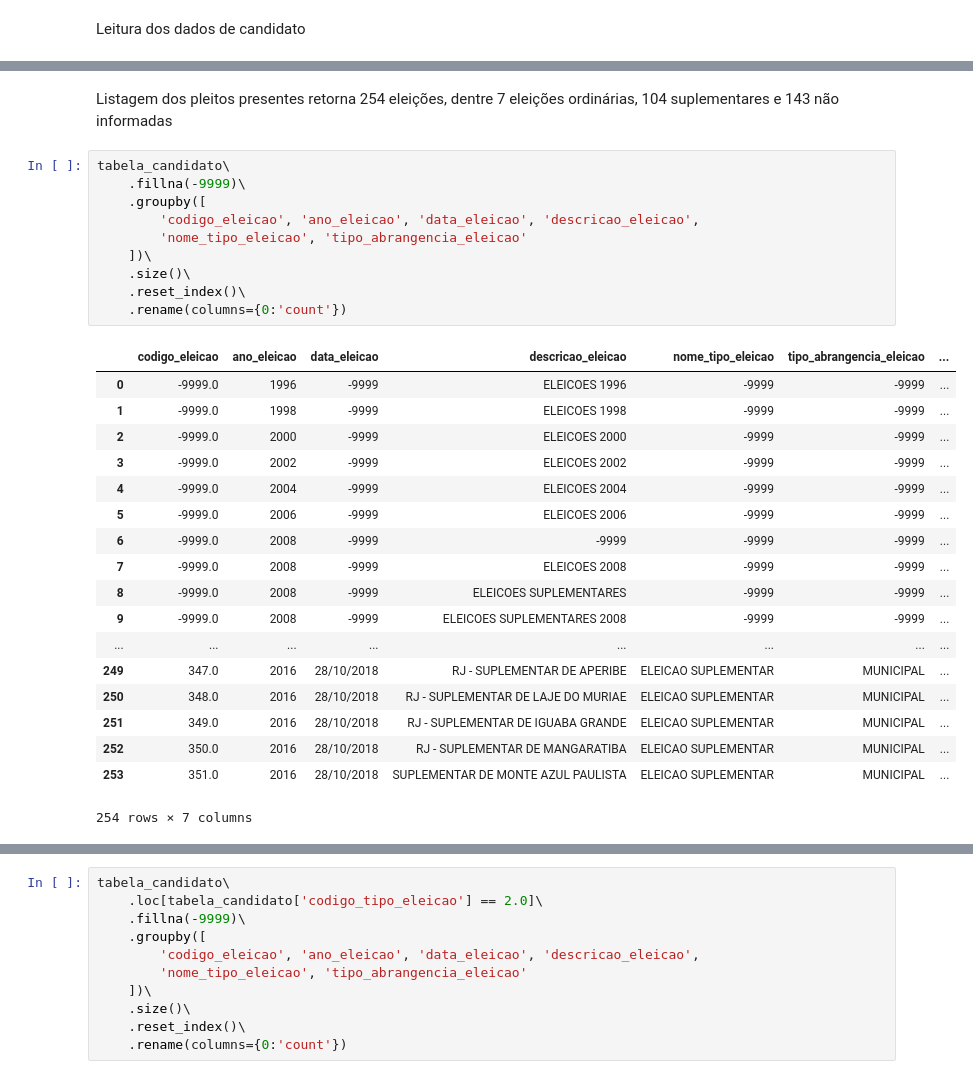
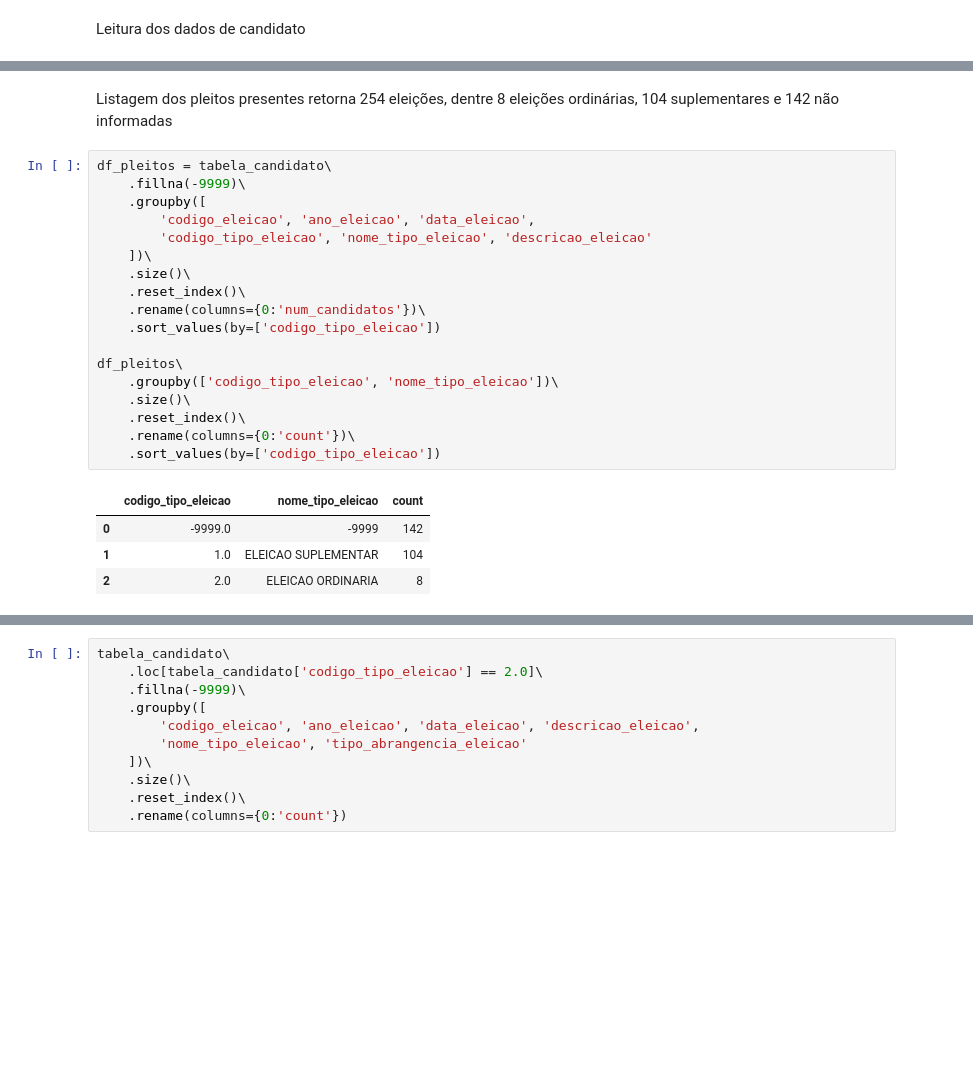
Before and after one commit to EBarbara/analise-eleicoes, a Jupyter notebook: Exploratory.ipynb, the cells around one changed output, grey strips where cells are left out. Drawn from its saved outputs; the diff is of its cells as text; blank space fills up the shorter version.

```diff
--- a/Exploratory.ipynb
+++ b/Exploratory.ipynb
@@ -79,31 +87,25 @@ tabela_candidato.head()
 # %% [markdown]
-Listagem dos pleitos presentes retorna 254 eleições, dentre 7 eleições ordinárias, 104 suplementares e 143 não informadas
+Listagem dos pleitos presentes retorna 254 eleições, dentre 8 eleições ordinárias, 104 suplementares e 142 não informadas
 # %%
-tabela_candidato\
+df_pleitos = tabela_candidato\
     .fillna(-9999)\
     .groupby([
-        'codigo_eleicao', 'ano_eleicao', 'data_eleicao', 'descricao_eleicao',
-        'nome_tipo_eleicao', 'tipo_abrangencia_eleicao'
+        'codigo_eleicao', 'ano_eleicao', 'data_eleicao',
+        'codigo_tipo_eleicao', 'nome_tipo_eleicao', 'descricao_eleicao'
     ])\
     .size()\
     .reset_index()\
-    .rename(columns={0:'count'})
+    .rename(columns={0:'num_candidatos'})\
+    .sort_values(by=['codigo_tipo_eleicao'])
+
+df_pleitos\
+    .groupby(['codigo_tipo_eleicao', 'nome_tipo_eleicao'])\
+    .size()\
+    .reset_index()\
+    .rename(columns={0:'count'})\
+    .sort_values(by=['codigo_tipo_eleicao'])
 # %% [output]
-|  | codigo_eleicao | ano_eleicao | data_eleicao | descricao_eleicao | nome_tipo_eleicao | tipo_abrangencia_eleicao | ... |
-| 0 | -9999.0 | 1996 | -9999 | ELEICOES 1996 | -9999 | -9999 | ... |
-| 1 | -9999.0 | 1998 | -9999 | ELEICOES 1998 | -9999 | -9999 | ... |
-| 2 | -9999.0 | 2000 | -9999 | ELEICOES 2000 | -9999 | -9999 | ... |
-| 3 | -9999.0 | 2002 | -9999 | ELEICOES 2002 | -9999 | -9999 | ... |
-| 4 | -9999.0 | 2004 | -9999 | ELEICOES 2004 | -9999 | -9999 | ... |
-| 5 | -9999.0 | 2006 | -9999 | ELEICOES 2006 | -9999 | -9999 | ... |
-| 6 | -9999.0 | 2008 | -9999 | -9999 | -9999 | -9999 | ... |
-| 7 | -9999.0 | 2008 | -9999 | ELEICOES 2008 | -9999 | -9999 | ... |
-| 8 | -9999.0 | 2008 | -9999 | ELEICOES SUPLEMENTARES | -9999 | -9999 | ... |
-| 9 | -9999.0 | 2008 | -9999 | ELEICOES SUPLEMENTARES 2008 | -9999 | -9999 | ... |
-| ... | ... | ... | ... | ... | ... | ... | ... |
-| 249 | 347.0 | 2016 | 28/10/2018 | RJ - SUPLEMENTAR DE APERIBE | ELEICAO SUPLEMENTAR | MUNICIPAL | ... |
-| 250 | 348.0 | 2016 | 28/10/2018 | RJ - SUPLEMENTAR DE LAJE DO MURIAE | ELEICAO SUPLEMENTAR | MUNICIPAL | ... |
-| 251 | 349.0 | 2016 | 28/10/2018 | RJ - SUPLEMENTAR DE IGUABA GRANDE | ELEICAO SUPLEMENTAR | MUNICIPAL | ... |
-| 252 | 350.0 | 2016 | 28/10/2018 | RJ - SUPLEMENTAR DE MANGARATIBA | ELEICAO SUPLEMENTAR | MUNICIPAL | ... |
-| 253 | 351.0 | 2016 | 28/10/2018 | SUPLEMENTAR DE MONTE AZUL PAULISTA | ELEICAO SUPLEMENTAR | MUNICIPAL | ... |
+|  | codigo_tipo_eleicao | nome_tipo_eleicao | count |
+| 0 | -9999.0 | -9999 | 142 |
+| 1 | 1.0 | ELEICAO SUPLEMENTAR | 104 |
+| 2 | 2.0 | ELEICAO ORDINARIA | 8 |
-254 rows × 7 columns
```
Also changed, not shown: parts of 23 cells of this notebook.
